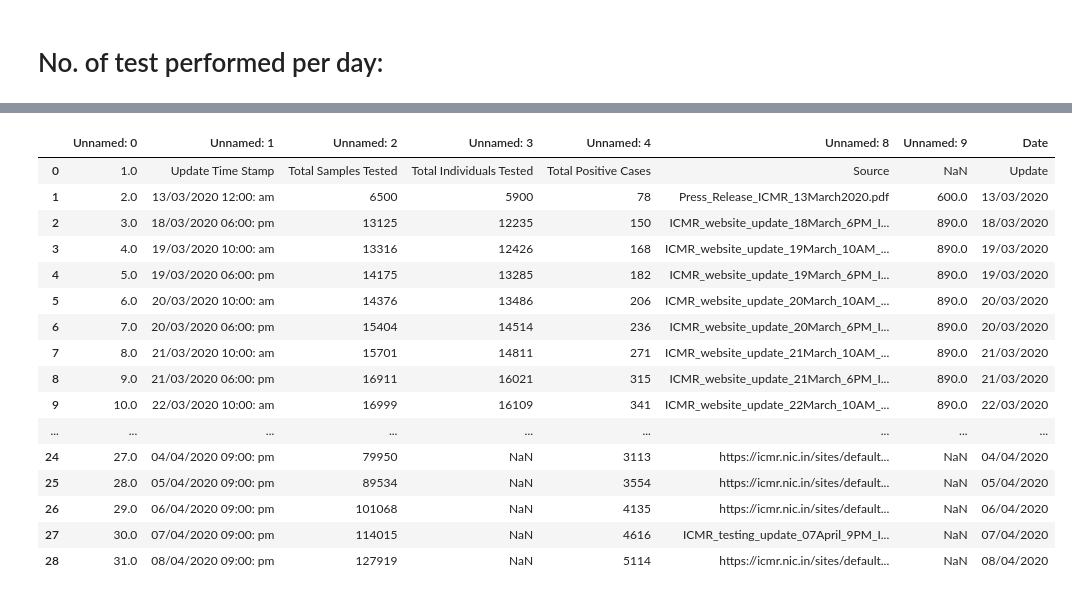
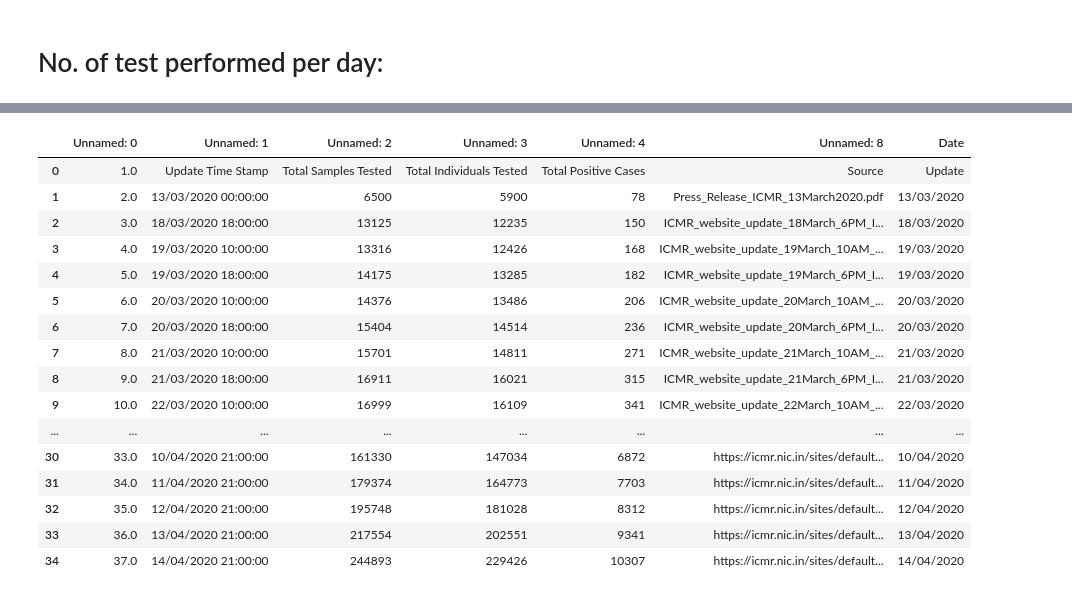
Before and after one commit to AVIJIT071993/COVID-19-INDIAN-TRACKER, a Jupyter notebook: COVID-19_INDIA.ipynb, the cells around one changed output, grey strips where cells are left out. Saved outputs shown, nothing was run; the diff lists cells and outputs as text; code cells hidden in the pictures.

```diff
--- a/COVID-19_INDIA.ipynb
+++ b/COVID-19_INDIA.ipynb
@@ -58,8 +100,8 @@ df[10].drop(1, axis=0, inplace=True)
 # %%
-df[10].drop(["Unnamed: 6","Unnamed: 7","Unnamed: 5"], axis=1, inplace=True)
+df[6].drop(["Unnamed: 6","Unnamed: 7","Unnamed: 5"], axis=1, inplace=True)
 # %%
 x=[]
-for i in df[10]["Unnamed: 1"]:
+for i in df[6]["Unnamed: 1"]:
     i=i.split()
     x.append(i[0])
 # %%
@@ -87,29 +110,27 @@ y
 # %%
-df[10].reset_index(drop=True, inplace=True)
+df[6].reset_index(drop=True, inplace=True)
 # %%
-t=pd.DataFrame(df[10], index=None)
+t=pd.DataFrame(df[6], index=None)
 # %%
 test=pd.concat([t,y],axis=1)
-test.dropna(axis=0)
-test.drop([17,18], axis=0, inplace=True)
 test.reset_index(drop=True)
 # %% [output]
-|  | Unnamed: 0 | Unnamed: 1 | Unnamed: 2 | Unnamed: 3 | Unnamed: 4 | Unnamed: 8 | Unnamed: 9 | Date |
-| 0 | 1.0 | Update Time Stamp | Total Samples Tested | Total Individuals Tested | Total Positive Cases | Source | NaN | Update |
-| 1 | 2.0 | 13/03/2020 12:00: am | 6500 | 5900 | 78 | Press_Release_ICMR_13March2020.pdf | 600.0 | 13/03/2020 |
-| 2 | 3.0 | 18/03/2020 06:00: pm | 13125 | 12235 | 150 | ICMR_website_update_18March_6PM_I... | 890.0 | 18/03/2020 |
-| 3 | 4.0 | 19/03/2020 10:00: am | 13316 | 12426 | 168 | ICMR_website_update_19March_10AM_... | 890.0 | 19/03/2020 |
-| 4 | 5.0 | 19/03/2020 06:00: pm | 14175 | 13285 | 182 | ICMR_website_update_19March_6PM_I... | 890.0 | 19/03/2020 |
-| 5 | 6.0 | 20/03/2020 10:00: am | 14376 | 13486 | 206 | ICMR_website_update_20March_10AM_... | 890.0 | 20/03/2020 |
-| 6 | 7.0 | 20/03/2020 06:00: pm | 15404 | 14514 | 236 | ICMR_website_update_20March_6PM_I... | 890.0 | 20/03/2020 |
-| 7 | 8.0 | 21/03/2020 10:00: am | 15701 | 14811 | 271 | ICMR_website_update_21March_10AM_... | 890.0 | 21/03/2020 |
-| 8 | 9.0 | 21/03/2020 06:00: pm | 16911 | 16021 | 315 | ICMR_website_update_21March_6PM_I... | 890.0 | 21/03/2020 |
-| 9 | 10.0 | 22/03/2020 10:00: am | 16999 | 16109 | 341 | ICMR_website_update_22March_10AM_... | 890.0 | 22/03/2020 |
-| ... | ... | ... | ... | ... | ... | ... | ... | ... |
-| 24 | 27.0 | 04/04/2020 09:00: pm | 79950 | NaN | 3113 | https://icmr.nic.in/sites/default... | NaN | 04/04/2020 |
-| 25 | 28.0 | 05/04/2020 09:00: pm | 89534 | NaN | 3554 | https://icmr.nic.in/sites/default... | NaN | 05/04/2020 |
-| 26 | 29.0 | 06/04/2020 09:00: pm | 101068 | NaN | 4135 | https://icmr.nic.in/sites/default... | NaN | 06/04/2020 |
-| 27 | 30.0 | 07/04/2020 09:00: pm | 114015 | NaN | 4616 | ICMR_testing_update_07April_9PM_I... | NaN | 07/04/2020 |
-| 28 | 31.0 | 08/04/2020 09:00: pm | 127919 | NaN | 5114 | https://icmr.nic.in/sites/default... | NaN | 08/04/2020 |
+|  | Unnamed: 0 | Unnamed: 1 | Unnamed: 2 | Unnamed: 3 | Unnamed: 4 | Unnamed: 8 | Date |
+| 0 | 1.0 | Update Time Stamp | Total Samples Tested | Total Individuals Tested | Total Positive Cases | Source | Update |
+| 1 | 2.0 | 13/03/2020 00:00:00 | 6500 | 5900 | 78 | Press_Release_ICMR_13March2020.pdf | 13/03/2020 |
+| 2 | 3.0 | 18/03/2020 18:00:00 | 13125 | 12235 | 150 | ICMR_website_update_18March_6PM_I... | 18/03/2020 |
+| 3 | 4.0 | 19/03/2020 10:00:00 | 13316 | 12426 | 168 | ICMR_website_update_19March_10AM_... | 19/03/2020 |
+| 4 | 5.0 | 19/03/2020 18:00:00 | 14175 | 13285 | 182 | ICMR_website_update_19March_6PM_I... | 19/03/2020 |
+| 5 | 6.0 | 20/03/2020 10:00:00 | 14376 | 13486 | 206 | ICMR_website_update_20March_10AM_... | 20/03/2020 |
+| 6 | 7.0 | 20/03/2020 18:00:00 | 15404 | 14514 | 236 | ICMR_website_update_20March_6PM_I... | 20/03/2020 |
+| 7 | 8.0 | 21/03/2020 10:00:00 | 15701 | 14811 | 271 | ICMR_website_update_21March_10AM_... | 21/03/2020 |
+| 8 | 9.0 | 21/03/2020 18:00:00 | 16911 | 16021 | 315 | ICMR_website_update_21March_6PM_I... | 21/03/2020 |
+| 9 | 10.0 | 22/03/2020 10:00:00 | 16999 | 16109 | 341 | ICMR_website_update_22March_10AM_... | 22/03/2020 |
+| ... | ... | ... | ... | ... | ... | ... | ... |
+| 30 | 33.0 | 10/04/2020 21:00:00 | 161330 | 147034 | 6872 | https://icmr.nic.in/sites/default... | 10/04/2020 |
+| 31 | 34.0 | 11/04/2020 21:00:00 | 179374 | 164773 | 7703 | https://icmr.nic.in/sites/default... | 11/04/2020 |
+| 32 | 35.0 | 12/04/2020 21:00:00 | 195748 | 181028 | 8312 | https://icmr.nic.in/sites/default... | 12/04/2020 |
+| 33 | 36.0 | 13/04/2020 21:00:00 | 217554 | 202551 | 9341 | https://icmr.nic.in/sites/default... | 13/04/2020 |
+| 34 | 37.0 | 14/04/2020 21:00:00 | 244893 | 229426 | 10307 | https://icmr.nic.in/sites/default... | 14/04/2020 |
 # %%
 test.to_csv("Corona_India_tests.csv", index=False, header=None)
```
Also changed, not shown: parts of 7 cells of this notebook, 4 other files.
